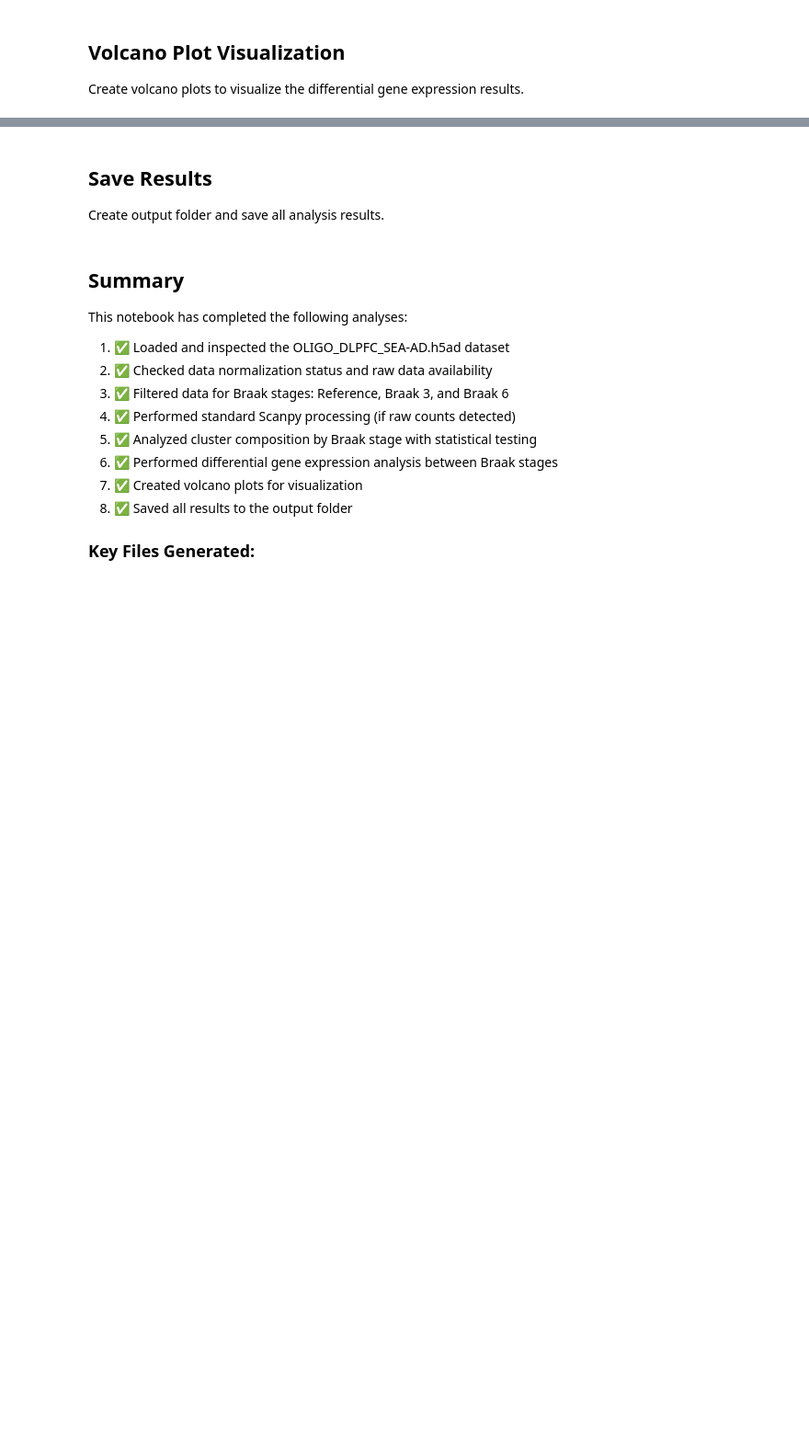
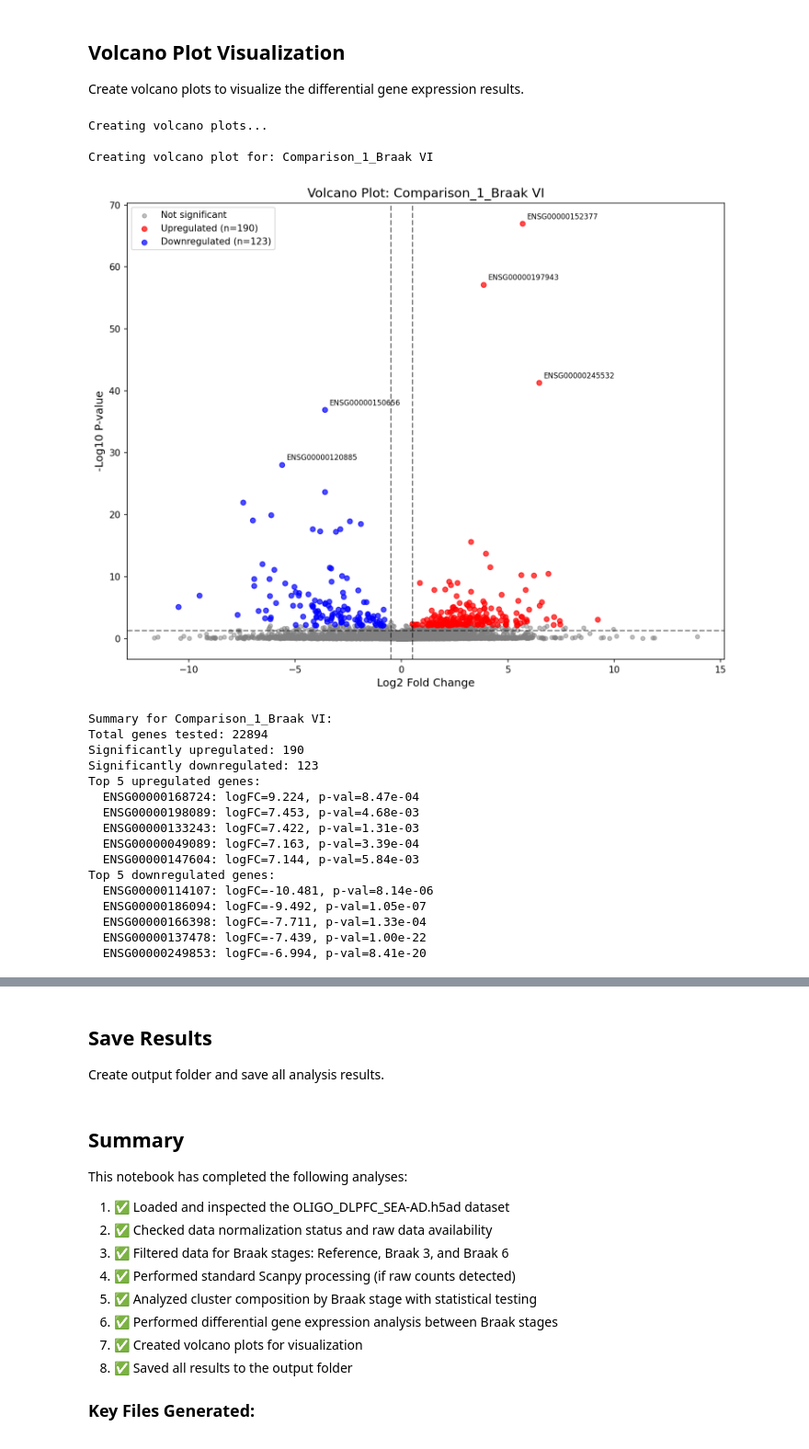
Before and after one commit to LASeeker/AD_Oligos, a Jupyter notebook: src/DLPFC_SEA-AD_OL.ipynb, the cells around one changed output, grey strips where cells are left out. Shown at 92% size. Drawn from its saved outputs; the diff is of its cells as text; code cells hidden in the pictures; blank space fills up the shorter version.

```diff
--- a/src/DLPFC_SEA-AD_OL.ipynb
+++ b/src/DLPFC_SEA-AD_OL.ipynb
@@ -506,34 +679,55 @@ def create_volcano_plot(adata, comparison_name, pval_thresh=0.05, logfc_thresh=0
         print(f"  {row['gene']}: logFC={row['logfc']:.3f}, p-val={row['pval']:.2e}")
 
     return df
 
 # Create volcano plots for each comparison
 if 'rank_genes_groups' in adata.uns:
     print("Creating volcano plots...")
 
     # Create plots for each comparison
     volcano_results = {}
 
     # Get the most recent comparison results
     result = adata.uns['rank_genes_groups']
     groups = result['names'].dtype.names
 
     for i, group in enumerate(groups):
         comparison_name = f"Comparison_{i+1}_{group}"
         print(f"\nCreating volcano plot for: {comparison_name}")
 
         # Create a temporary adata with just this comparison
         temp_adata = adata.copy()
         temp_result = {
-            'names': result['names'][group:group+1],
-            'logfoldchanges': result['logfoldchanges'][group:group+1],
-            'pvals': result['pvals'][group:group+1],
-            'pvals_adj': result['pvals_adj'][group:group+1]
+            'names': result['names'][[group]],
+            'logfoldchanges': result['logfoldchanges'][[group]],
+            'pvals': result['pvals'][[group]],
+            'pvals_adj': result['pvals_adj'][[group]]
         }
         temp_adata.uns['rank_genes_groups'] = temp_result
 
         volcano_df = create_volcano_plot(temp_adata, comparison_name)
         volcano_results[comparison_name] = volcano_df
 
 else:
     print("No differential gene expression results found for volcano plots")
+# %% [output]
+Creating volcano plots...
+
+Creating volcano plot for: Comparison_1_Braak VI
+[figure, added]
+Summary for Comparison_1_Braak VI:
+Total genes tested: 22894
+Significantly upregulated: 190
+Significantly downregulated: 123
+Top 5 upregulated genes:
+  ENSG00000168724: logFC=9.224, p-val=8.47e-04
+  ENSG00000198089: logFC=7.453, p-val=4.68e-03
+  ENSG00000133243: logFC=7.422, p-val=1.31e-03
+  ENSG00000049089: logFC=7.163, p-val=3.39e-04
+  ENSG00000147604: logFC=7.144, p-val=5.84e-03
+Top 5 downregulated genes:
+  ENSG00000114107: logFC=-10.481, p-val=8.14e-06
+  ENSG00000186094: logFC=-9.492, p-val=1.05e-07
+  ENSG00000166398: logFC=-7.711, p-val=1.33e-04
+  ENSG00000137478: logFC=-7.439, p-val=1.00e-22
+  ENSG00000249853: logFC=-6.994, p-val=8.41e-20
```
Also changed, not shown: parts of 12 cells of this notebook.
